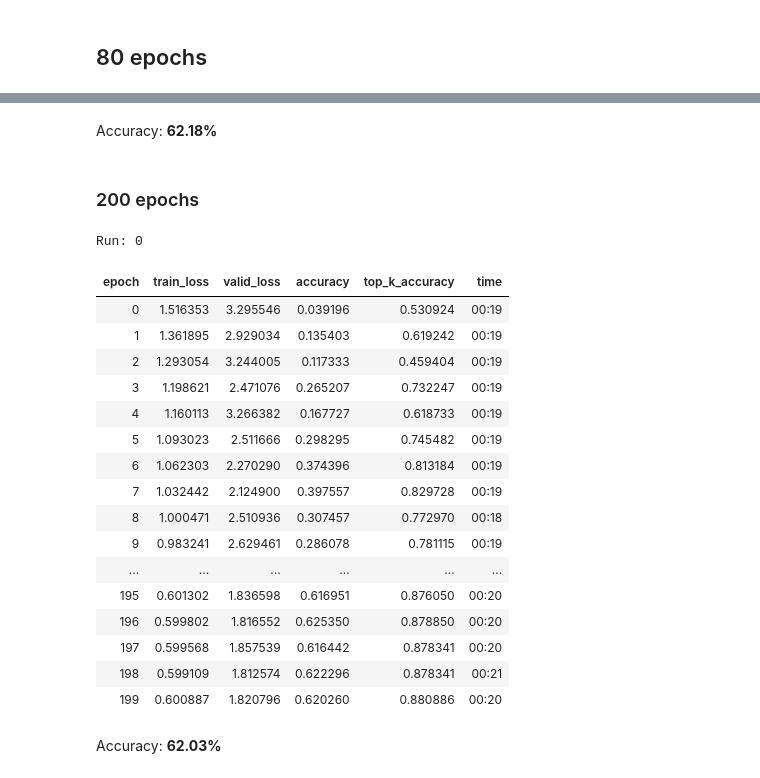
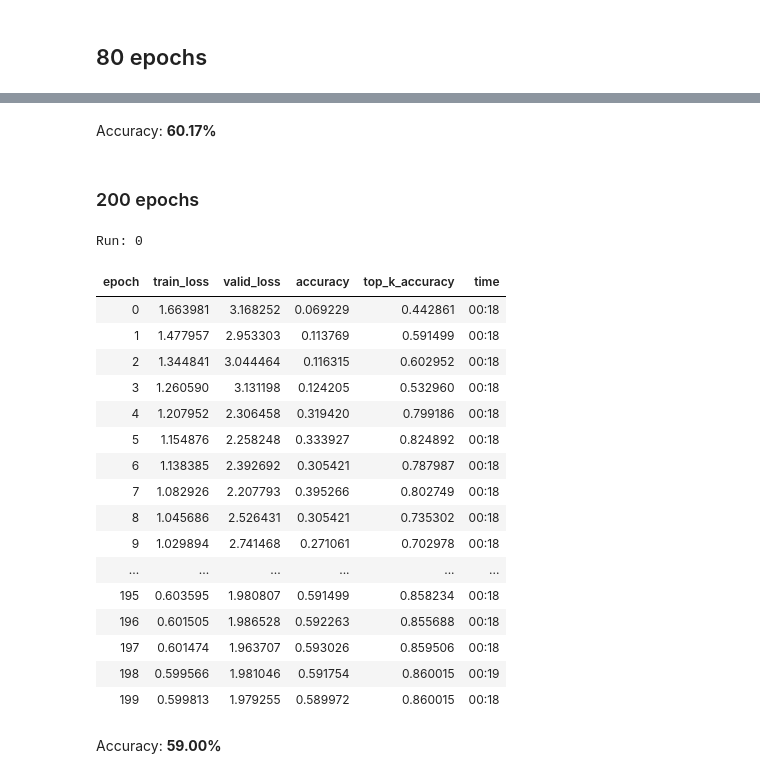
Before and after one commit to JoshVarty/SelfSupervisedLearning, a Jupyter notebook: 01_InpaintingImageWang/03_ImageWang_Leadboard_128.ipynb, the cells around one changed output, grey strips where cells are left out. Drawn from its saved outputs; the diff is of its cells as text; code cells hidden in the pictures.

```diff
--- a/01_InpaintingImageWang/03_ImageWang_Leadboard_128.ipynb
+++ b/01_InpaintingImageWang/03_ImageWang_Leadboard_128.ipynb
@@ -206,5 +171,5 @@ def get_dbunch(size, bs, sh=0., workers=None):
 # %%
-dbunch = get_dbunch(size, bs, sh=sh)
+dbunch = get_dbunch(size, bs)
 # %% [markdown]
 ### 5 Epochs
 # %%
@@ -213,11 +178,10 @@ runs = 5
 # %%
 for run in range(runs):
         print(f'Run: {run}')
-        learn = Learner(dbunch, m(c_out=20, act_cls=torch.nn.ReLU, sa=sa, sym=sym, pool=pool), opt_func=opt_func, \
+        learn = Learner(dbunch, model(c_out=20, pretrained=False, act_cls=torch.nn.ReLU, sa=sa, sym=sym, pool=pool), opt_func=opt_func, \
                 metrics=[accuracy,top_k_accuracy], loss_func=LabelSmoothingCrossEntropy())
-        if dump: print(learn.model); exit()
         if fp16: learn = learn.to_fp16()
-        cbs = MixUp(mixup) if mixup else []
+        cbs = []
 
         # Load weights generated from training on our pretext task
         state_dict = torch.load('imagewang_inpainting_15_epochs.pth')
@@ -228,7 +192,7 @@ for run in range(runs):
 
         learn.model.load_state_dict(state_dict)
 
-        learn.freeze()
+        #learn.freeze()
         learn.fit_flat_cos(epochs, lr, wd=1e-2, cbs=cbs)
 # %% [output]
 Run: 0
@@ -282,11 +246,10 @@ runs = 3
 # %%
 for run in range(runs):
         print(f'Run: {run}')
-        learn = Learner(dbunch, m(c_out=20, act_cls=torch.nn.ReLU, sa=sa, sym=sym, pool=pool), opt_func=opt_func, \
+        learn = Learner(dbunch, model(c_out=20, pretrained=False, act_cls=torch.nn.ReLU, sa=sa, sym=sym, pool=pool), opt_func=opt_func, \
                 metrics=[accuracy,top_k_accuracy], loss_func=LabelSmoothingCrossEntropy())
-        if dump: print(learn.model); exit()
         if fp16: learn = learn.to_fp16()
-        cbs = MixUp(mixup) if mixup else []
+        cbs = []
 
         # Load weights generated from training on our pretext task
         state_dict = torch.load('imagewang_inpainting_15_epochs.pth')
@@ -368,11 +331,11 @@ runs = 1
 # %%
 for run in range(runs):
         print(f'Run: {run}')
-        learn = Learner(dbunch, m(c_out=20, act_cls=torch.nn.ReLU, sa=sa, sym=sym, pool=pool), opt_func=opt_func, \
+        learn = Learner(dbunch, model(c_out=20, pretrained=False, act_cls=torch.nn.ReLU, sa=sa, sym=sym, pool=pool), opt_func=opt_func, \
                 metrics=[accuracy,top_k_accuracy], loss_func=LabelSmoothingCrossEntropy())
-        if dump: print(learn.model); exit()
+
         if fp16: learn = learn.to_fp16()
-        cbs = MixUp(mixup) if mixup else []
+        cbs = []
 
         # Load weights generated from training on our pretext task
         state_dict = torch.load('imagewang_inpainting_15_epochs.pth')
@@ -407,5 +370,5 @@ Run: 0
-# %% [markdown]
-Accuracy: **62.18%**
+# %% [markdown]
+Accuracy: **60.17%**
 # %% [markdown]
 ### 200 epochs
 # %%
@@ -414,41 +377,40 @@ runs = 1
 # %%
 for run in range(runs):
         print(f'Run: {run}')
-        learn = Learner(dbunch, m(c_out=20, act_cls=torch.nn.ReLU, sa=sa, sym=sym, pool=pool), opt_func=opt_func, \
+        learn = Learner(dbunch, model(c_out=20, pretrained=False, act_cls=torch.nn.ReLU, sa=sa, sym=sym, pool=pool), opt_func=opt_func, \
                 metrics=[accuracy,top_k_accuracy], loss_func=LabelSmoothingCrossEntropy())
-        if dump: print(learn.model); exit()
         if fp16: learn = learn.to_fp16()
-        cbs = MixUp(mixup) if mixup else []
+        cbs = []
 
         # Load weights generated from training on our pretext task
         state_dict = torch.load('imagewang_inpainting_15_epochs.pth')
         # HACK: If we don't have all of the parameters for our learner, we get an error
         linear_layer = learn.model[-1]
         state_dict['11.weight'] = linear_layer.weight
         state_dict['11.bias'] = linear_layer.bias
 
         learn.model.load_state_dict(state_dict)
 
         learn.freeze()
         learn.fit_flat_cos(epochs, lr, wd=1e-2, cbs=cbs)
 # %% [output]
 Run: 0
 | epoch | train_loss | valid_loss | accuracy | top_k_accuracy | time |
-| 0 | 1.516353 | 3.295546 | 0.039196 | 0.530924 | 00:19 |
-| 1 | 1.361895 | 2.929034 | 0.135403 | 0.619242 | 00:19 |
-| 2 | 1.293054 | 3.244005 | 0.117333 | 0.459404 | 00:19 |
-| 3 | 1.198621 | 2.471076 | 0.265207 | 0.732247 | 00:19 |
-| 4 | 1.160113 | 3.266382 | 0.167727 | 0.618733 | 00:19 |
-| 5 | 1.093023 | 2.511666 | 0.298295 | 0.745482 | 00:19 |
-| 6 | 1.062303 | 2.270290 | 0.374396 | 0.813184 | 00:19 |
-| 7 | 1.032442 | 2.124900 | 0.397557 | 0.829728 | 00:19 |
-| 8 | 1.000471 | 2.510936 | 0.307457 | 0.772970 | 00:18 |
-| 9 | 0.983241 | 2.629461 | 0.286078 | 0.781115 | 00:19 |
+| 0 | 1.663981 | 3.168252 | 0.069229 | 0.442861 | 00:18 |
+| 1 | 1.477957 | 2.953303 | 0.113769 | 0.591499 | 00:18 |
+| 2 | 1.344841 | 3.044464 | 0.116315 | 0.602952 | 00:18 |
+| 3 | 1.260590 | 3.131198 | 0.124205 | 0.532960 | 00:18 |
+| 4 | 1.207952 | 2.306458 | 0.319420 | 0.799186 | 00:18 |
+| 5 | 1.154876 | 2.258248 | 0.333927 | 0.824892 | 00:18 |
+| 6 | 1.138385 | 2.392692 | 0.305421 | 0.787987 | 00:18 |
+| 7 | 1.082926 | 2.207793 | 0.395266 | 0.802749 | 00:18 |
+| 8 | 1.045686 | 2.526431 | 0.305421 | 0.735302 | 00:18 |
+| 9 | 1.029894 | 2.741468 | 0.271061 | 0.702978 | 00:18 |
 | ... | ... | ... | ... | ... | ... |
-| 195 | 0.601302 | 1.836598 | 0.616951 | 0.876050 | 00:20 |
-| 196 | 0.599802 | 1.816552 | 0.625350 | 0.878850 | 00:20 |
-| 197 | 0.599568 | 1.857539 | 0.616442 | 0.878341 | 00:20 |
-| 198 | 0.599109 | 1.812574 | 0.622296 | 0.878341 | 00:21 |
-| 199 | 0.600887 | 1.820796 | 0.620260 | 0.880886 | 00:20 |
+| 195 | 0.603595 | 1.980807 | 0.591499 | 0.858234 | 00:18 |
+| 196 | 0.601505 | 1.986528 | 0.592263 | 0.855688 | 00:18 |
+| 197 | 0.601474 | 1.963707 | 0.593026 | 0.859506 | 00:18 |
+| 198 | 0.599566 | 1.981046 | 0.591754 | 0.860015 | 00:19 |
+| 199 | 0.599813 | 1.979255 | 0.589972 | 0.860015 | 00:18 |
-# %% [markdown]
-Accuracy: **62.03%**
+# %% [markdown]
+Accuracy: **59.00%**
```
Also changed, not shown: parts of 18 cells of this notebook.
